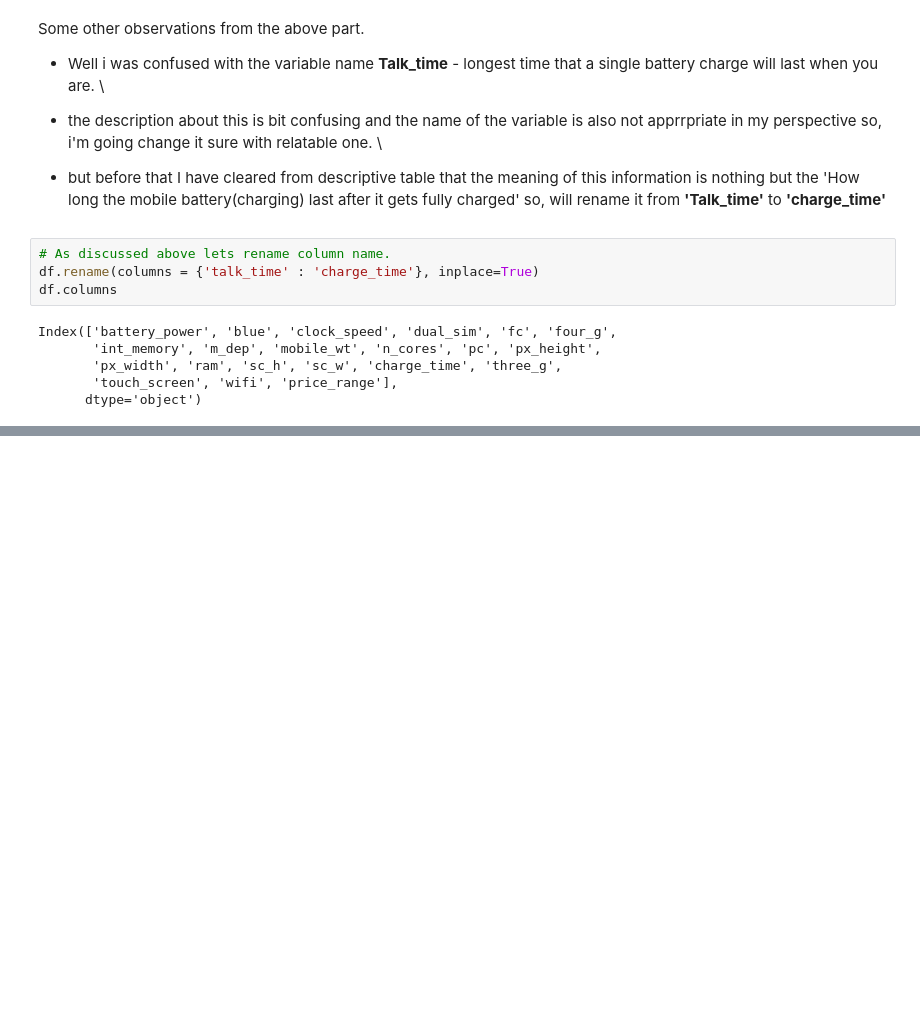
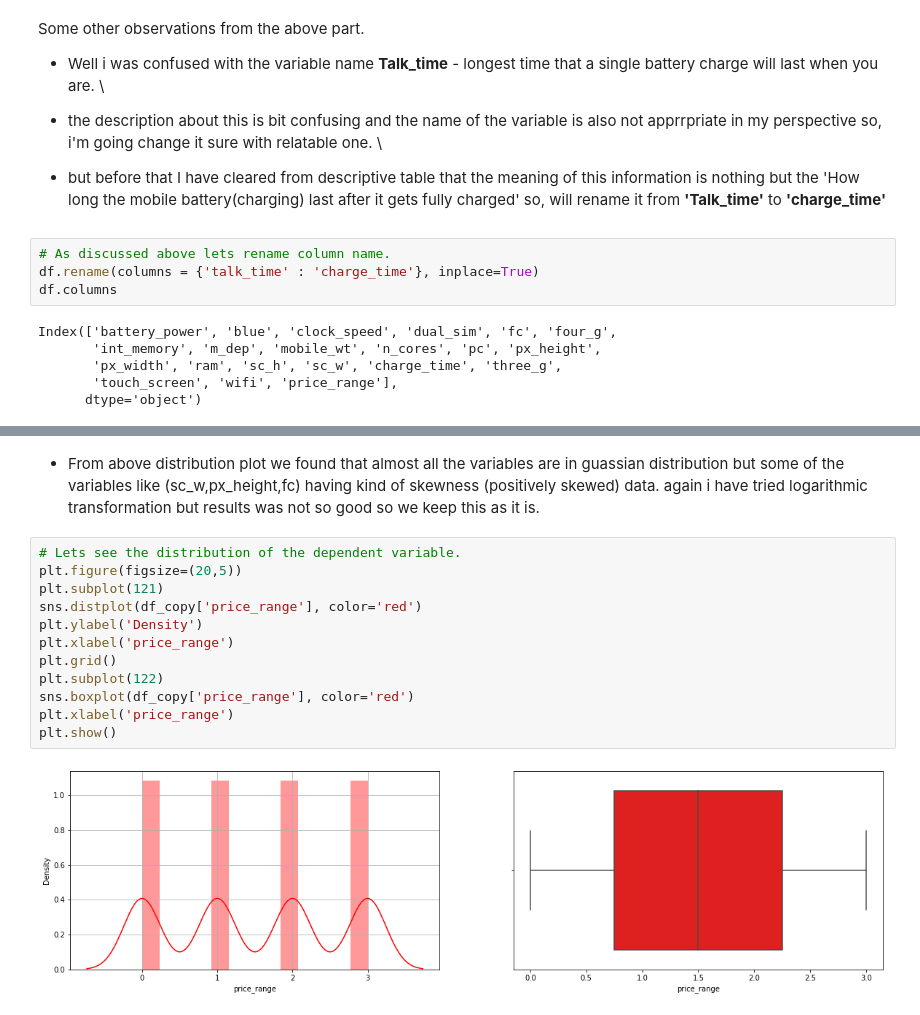
Before and after one commit to Akshay069/Mobile-Price-Range-Prediction, a Jupyter notebook: Mobile_Price_Prediction.ipynb, the cells around one changed output, grey strips where cells are left out. Cells and saved outputs as stored; diff of their text form; blank space fills up the shorter version.

```diff
--- a/Mobile_Price_Prediction.ipynb
+++ b/Mobile_Price_Prediction.ipynb
@@ -182,0 +226,16 @@ Index(['battery_power', 'blue', 'clock_speed', 'dual_sim', 'fc', 'four_g',
+# %% [markdown]
+* From above distribution plot we found that almost all the variables are in guassian distribution but some of the variables like (sc_w,px_height,fc) having kind of skewness (positively skewed) data. again i have tried logarithmic transformation but results was not so good so we keep this as it is.
+# %%
+# Lets see the distribution of the dependent variable.
+plt.figure(figsize=(20,5))
+plt.subplot(121)
+sns.distplot(df_copy['price_range'], color='red')
+plt.ylabel('Density')
+plt.xlabel('price_range')
+plt.grid()
+plt.subplot(122)
+sns.boxplot(df_copy['price_range'], color='red')
+plt.xlabel('price_range')
+plt.show()
+# %% [output]
+[figure, added]
```
Also changed, not shown: parts of 33 cells of this notebook.
